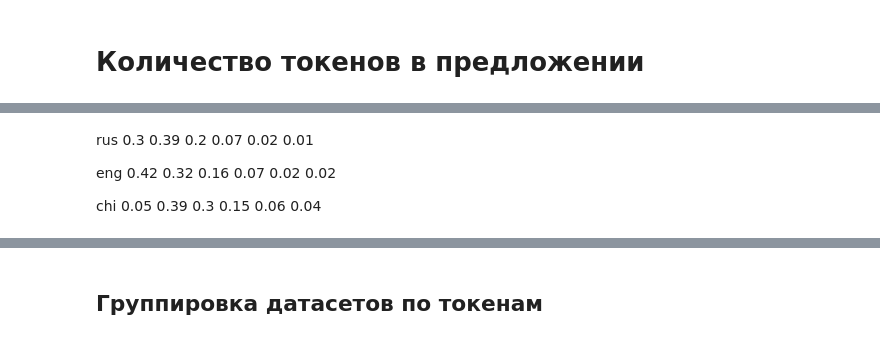
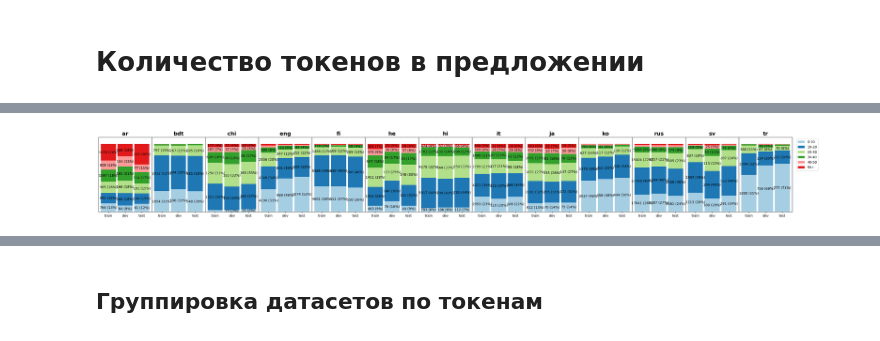
Before and after one commit to Derinhelm/treebank_statistics, a Jupyter notebook: treebank_stat.ipynb, the cells around one changed output, grey strips where cells are left out. Cells and saved outputs as stored; diff of their text form; code cells hidden in the pictures.

```diff
--- a/treebank_stat.ipynb
+++ b/treebank_stat.ipynb
@@ -330,12 +311,0 @@ import matplotlib.pyplot as plt
-# %%
-#define grid of plots
-fig, axs = plt.subplots(nrows= len(sents) , ncols= 1, sharex=True, figsize=(20, 32))
-
-#add title
-fig.suptitle('Распределение количества токенов в предложении')
-
-#add data to plots
-for bar_i, lang in enumerate(token_counters):
-  x, y = zip(*([(i, j / len_lang[lang]) for i, j in token_counters[lang].items() if i <= 50]))
-  axs[bar_i].bar(x, height=y)
-  axs[bar_i].title.set_text(lang_russian_title[lang])
@@ -346,9 +311,0 @@ for bar_i, lang in enumerate(token_counters):
-# %%
-fig, ax = plt.subplots(nrows=1, ncols=len(sents), figsize = (10,8), sharey=True)
-fig.suptitle('Распределение количества токенов в предложении')
-
-for col_i, lang in enumerate(token_counters):
-    ax[col_i].boxplot(x=list(token_counters[lang].elements()), showfliers=False,showcaps=True)
-    ax[col_i].title.set_text(lang)
-
-plt.show()
@@ -384,9 +312,8 @@ chi
-# %% [markdown]
-rus
-0.3 0.39 0.2 0.07 0.02 0.01
-
-eng
-0.42 0.32 0.16 0.07 0.02 0.02
-
-chi
-0.05 0.39 0.3 0.15 0.06 0.04
+# %%
+def token_length_group(s):
+    if len(s.tokens) >= 50:
+      return "50+"
+    coeff = len(s.tokens) // 10
+    return f"{coeff * 10}-{(coeff + 1) * 10}"
+
+sentence_length_categories = ('0-10', '10-20', '20-30', '30-40', '40-50', '50+')
@@ -392,0 +353,17 @@ chi
+# %%
+x_count = 1
+y_count = 14
+f, ax = plt.subplots(x_count, y_count, figsize=(40, 4))
+#f.suptitle('Распределение длины зависимостей')
+
+plt.subplots_adjust(wspace=0, hspace=0.2)
+ax[-1].axis('off')
+#ax[-1, -2].axis('off')
+for i, lang in enumerate(languages):
+    cur_ax = get_ax(ax, i, x_count, y_count)
+    legend = False if i != len(languages) - 1 else True
+    sentence_length_type_bar(lang, cur_ax, legend)
+
+plt.savefig('imgs/sentence_length.eps', format='eps', dpi=300)
+plt.show()
+# %% [output]
@@ -392,0 +371 @@ chi
+[figure, added]
```
Also changed, not shown: parts of 84 cells of this notebook.
